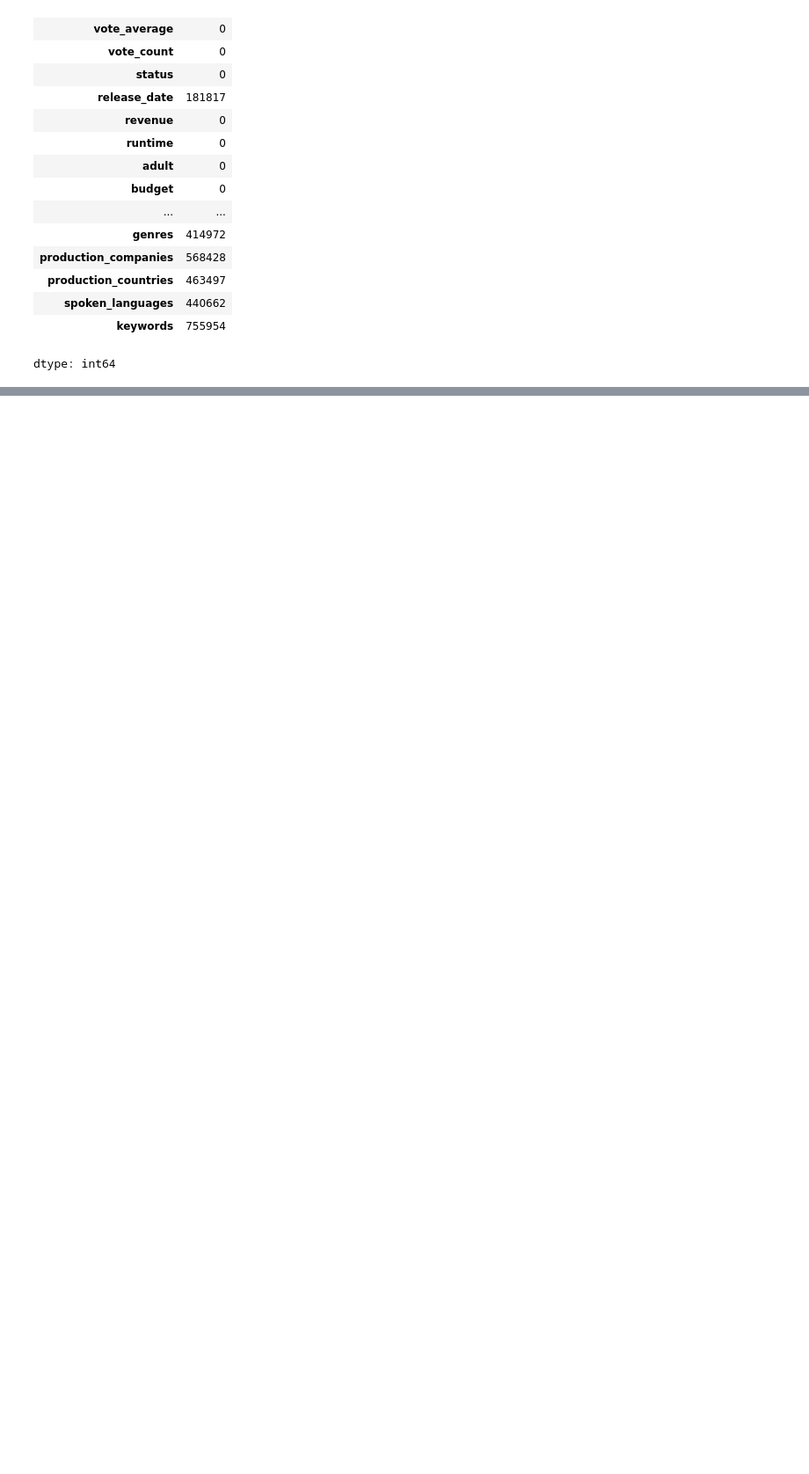
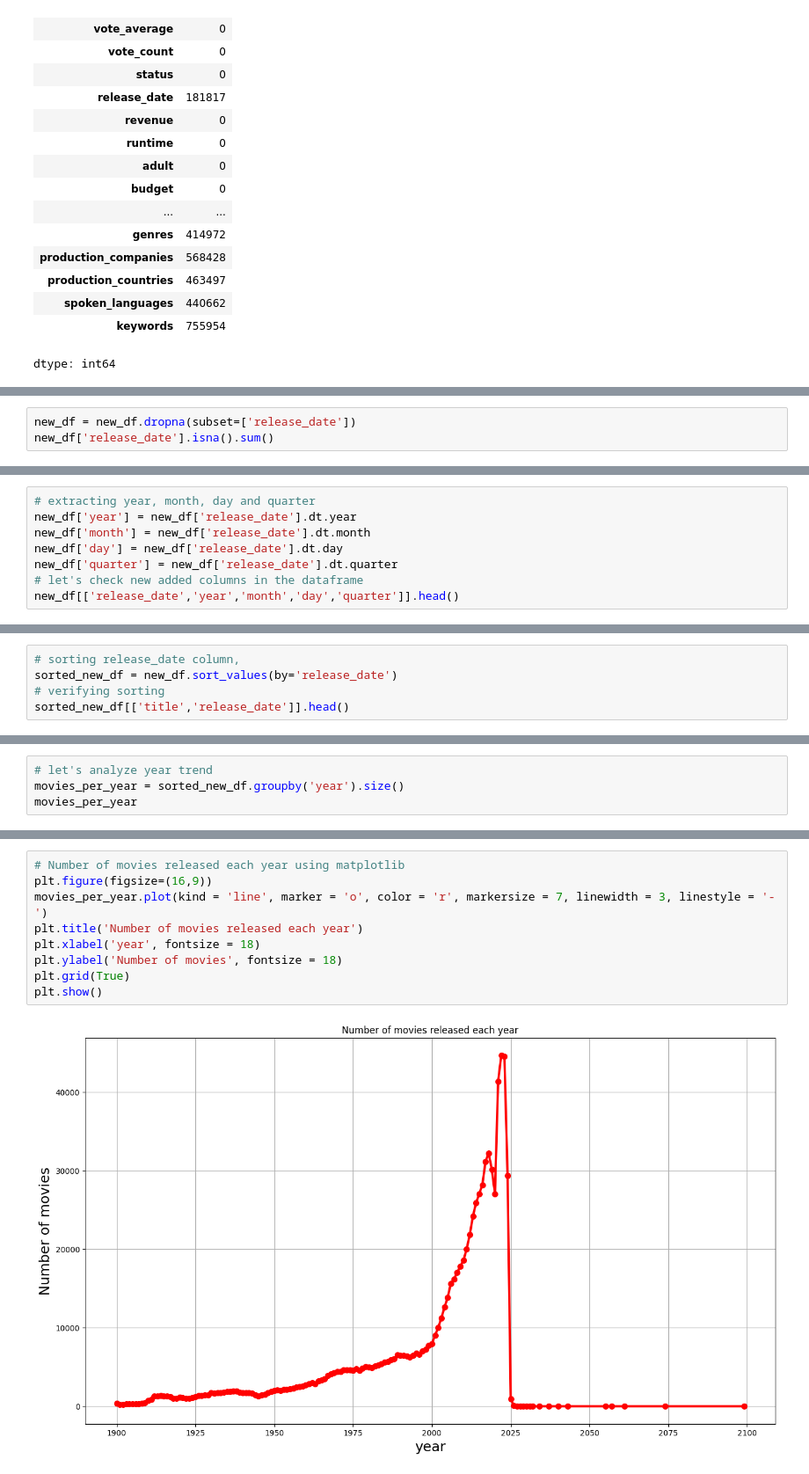
Before and after one commit to ankit8291/Data-Analysis-, a Jupyter notebook: IMDb_Movie_Data.ipynb, the cells around one changed output, grey strips where cells are left out. Shown at 88% size. Saved outputs shown, nothing was run; the diff lists cells and outputs as text; blank space fills up the shorter version.

```diff
--- a/IMDb_Movie_Data.ipynb
+++ b/IMDb_Movie_Data.ipynb
@@ -142,0 +419,3 @@ dtype: int64
+# %%
+new_df = new_df.dropna(subset=['release_date'])
+new_df['release_date'].isna().sum()
@@ -142,0 +428,8 @@ dtype: int64
+# %%
+# extracting year, month, day and quarter
+new_df['year'] = new_df['release_date'].dt.year
+new_df['month'] = new_df['release_date'].dt.month
+new_df['day'] = new_df['release_date'].dt.day
+new_df['quarter'] = new_df['release_date'].dt.quarter
+# let's check new added columns in the dataframe
+new_df[['release_date','year','month','day','quarter']].head()
@@ -142,0 +443,5 @@ dtype: int64
+# %%
+# sorting release_date column,
+sorted_new_df = new_df.sort_values(by='release_date')
+# verifying sorting
+sorted_new_df[['title','release_date']].head()
@@ -142,0 +455,4 @@ dtype: int64
+# %%
+# let's analyze year trend
+movies_per_year = sorted_new_df.groupby('year').size()
+movies_per_year
@@ -142,0 +475,11 @@ dtype: int64
+# %%
+# Number of movies released each year using matplotlib
+plt.figure(figsize=(16,9))
+movies_per_year.plot(kind = 'line', marker = 'o', color = 'r', markersize = 7, linewidth = 3, linestyle = '-')
+plt.title('Number of movies released each year')
+plt.xlabel('year', fontsize = 18)
+plt.ylabel('Number of movies', fontsize = 18)
+plt.grid(True)
+plt.show()
+# %% [output]
+[figure, added]
```
Also changed, not shown: parts of 41 cells of this notebook.
